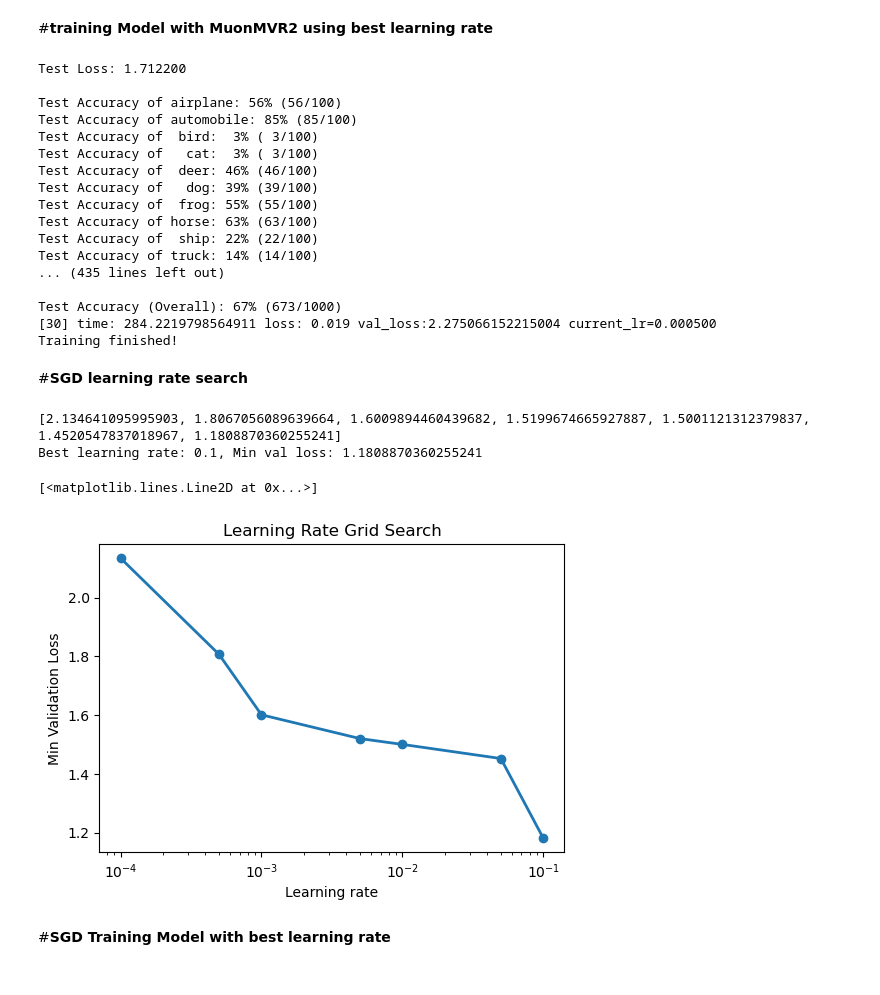
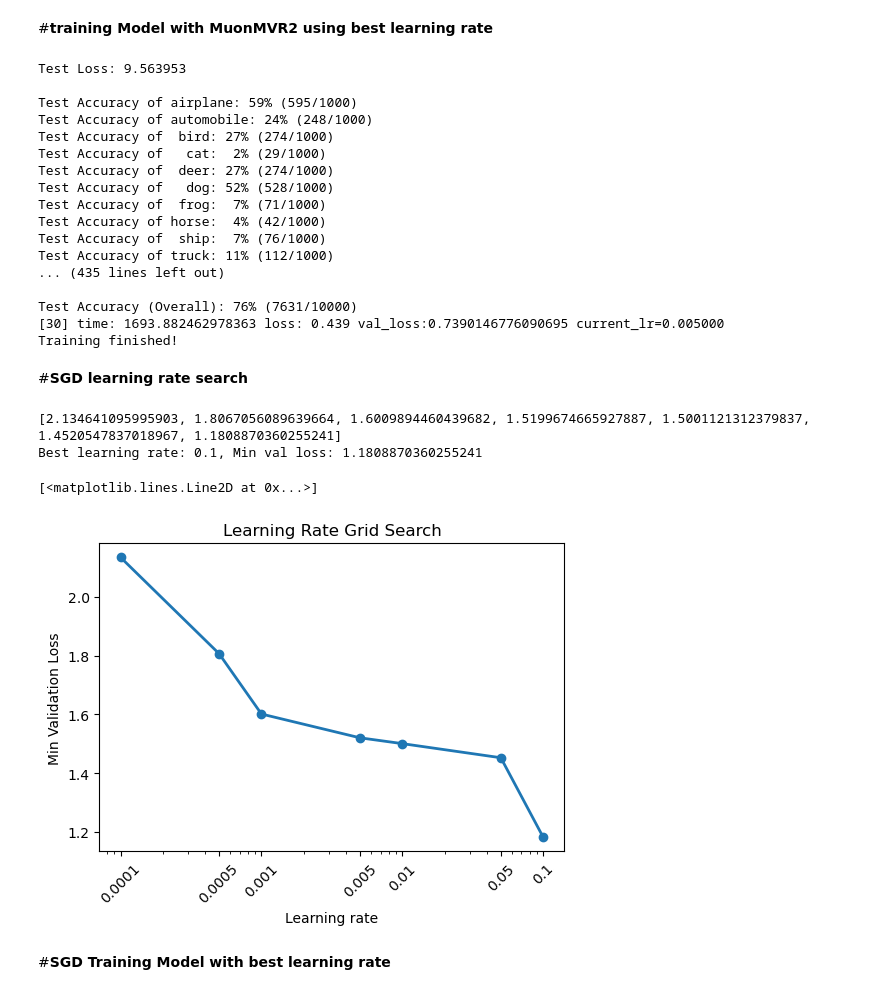
Before and after one commit to RayCyder/Intro, a Jupyter notebook: ResNet_Implementation_on_CIFAR10_2.ipynb, the cells around one changed output. Saved outputs shown, nothing was run; the diff lists cells and outputs as text; code cells hidden in the pictures.

```diff
--- a/ResNet_Implementation_on_CIFAR10_2.ipynb
+++ b/ResNet_Implementation_on_CIFAR10_2.ipynb
@@ -184,7 +218,9 @@ def initialize_model(device):
   if device == "cuda":
     import torch.backends.cudnn as cudnn
     ResNet18 = torch.nn.DataParallel(ResNet18)
-    cudnn.benchmark = True
+    # cudnn.benchmark = True
+    torch.backends.cudnn.deterministic = True
+    torch.backends.cudnn.benchmark = False
   return ResNet18
 resnet18 = initialize_model(device)
 # %% [output]
@@ -681,7 +719,7 @@ learning_rates = [1e-4, 5e-4, 1e-3, 5e-3, 1e-2, 5e-2, 1e-1]
 #42
 result_mvr2 = [1.662683129310608, 1.5963122844696045, 1.4677045345306396,
            1.3441717624664307, 1.3620641231536865, 1.5036698579788208, 1.4877097606658936]
-epochs = 30
+epochs = 100
 def grids_search_val(get_optimizer):
   result = []
   for ii, learning_rate in enumerate(learning_rates):
@@ -696,8 +734,13 @@ def muonmvr2_optimizer(model,learning_rate):
   optimizer.initialize_optimizer(learning_rate)
   return optimizer
 #4242
+#on val
 result_mvr2 = [1.5750100761651993, 1.268349602818489, 1.1231343746185303,
           1.0403755232691765, 1.0844867303967476, 1.323870301246643, 1.095424696803093]
+#on test
+# result_mvr2 = [1.5052119940519333, 1.2015319392085075, 1.0384493470191956,
+#                1.053267389535904, 1.0702569410204887, 1.2238388806581497, 1.1795140504837036]
+
 
 if not result_mvr2:
   result_mvr2 = grids_search_val(muonmvr2_optimizer)
@@ -730,25 +774,26 @@ Best learning rate: 0.005, Min val loss: 1.0403755232691765
 # %% [markdown]
 #**training Model with MuonMVR2 using best learning rate**
 # %%
+learning_rate = 0.05 #from paper
 model_mvr2 = initialize_model(device)
-losses_mvr2,losses_mvr2_val, mvr2_acc, mvr2_time_cost = train_with_mvr2_once(model_mvr2,criterion,train_loader,val_loader,learning_rate,epochs)
+losses_mvr2,losses_mvr2_val, mvr2_acc, mvr2_time_cost = train_with_mvr2_once(model_mvr2,criterion,train_loader,test_loader,learning_rate,epochs)
 # %% [output]
-Test Loss: 1.712200
+Test Loss: 9.563953
 
-Test Accuracy of airplane: 56% (56/100)
-Test Accuracy of automobile: 85% (85/100)
-Test Accuracy of  bird:  3% ( 3/100)
-Test Accuracy of   cat:  3% ( 3/100)
-Test Accuracy of  deer: 46% (46/100)
-Test Accuracy of   dog: 39% (39/100)
-Test Accuracy of  frog: 55% (55/100)
-Test Accuracy of horse: 63% (63/100)
-Test Accuracy of  ship: 22% (22/100)
-Test Accuracy of truck: 14% (14/100)
+Test Accuracy of airplane: 59% (595/1000)
+Test Accuracy of automobile: 24% (248/1000)
+Test Accuracy of  bird: 27% (274/1000)
+Test Accuracy of   cat:  2% (29/1000)
+Test Accuracy of  deer: 27% (274/1000)
+Test Accuracy of   dog: 52% (528/1000)
+Test Accuracy of  frog:  7% (71/1000)
+Test Accuracy of horse:  4% (42/1000)
+Test Accuracy of  ship:  7% (76/1000)
+Test Accuracy of truck: 11% (112/1000)
 ... (435 lines left out)
 
-Test Accuracy (Overall): 67% (673/1000)
-[30] time: 284.2219798564911 loss: 0.019 val_loss:2.275066152215004 current_lr=0.000500
+Test Accuracy (Overall): 76% (7631/10000)
+[30] time: 1693.882462978363 loss: 0.439 val_loss:0.7390146776090695 current_lr=0.005000
 Training finished!
 # %% [markdown]
 #**SGD learning rate search**
@@ -769,33 +814,37 @@ class SGDOptimizer(BaseOptimizer):
 # %%
 def get_sgd(model, learning_rate):
     optimizer = SGDOptimizer(model, criterion, epochs)
     optimizer.initialize_optimizer(learning_rate)
     return optimizer
 #42
 result_sgd = [2.1374309062957764, 1.7963900566101074, 1.6781493425369263,
               1.566157341003418, 1.650704264640808, 1.8818279504776, 1.6078990697860718]
 #4242
 result_sgd = [2.134641095995903, 1.8067056089639664, 1.6009894460439682,
               1.5199674665927887, 1.5001121312379837, 1.4520547837018967, 1.1808870360255241]
+#on test loader
+# result_sgd = [2.1170716881752014, 1.7379798740148544, 1.599516600370407,
+#               1.45152348279953, 1.5359051153063774, 1.442203849554062, 1.3702829629182816]
 
 if not result_sgd:
     result_sgd = grids_search_val(get_sgd)
     #result_sgd = [float(x.cpu()) for x in result_sgd]
 print(result_sgd)
 min_index = result_sgd.index(min(result_sgd))
 learning_rate = learning_rates[min_index]
 print(f"Best learning rate: {learning_rate}, Min val loss: {result_sgd[min_index]}")
 plt.figure(figsize=(6,4))
 plt.xscale('log')   # good practice for learning rates
 plt.xlabel("Learning rate")
 plt.ylabel("Min Validation Loss")
 plt.title("Learning Rate Grid Search")
+plt.xticks(learning_rates, labels=[str(lr) for lr in learning_rates],rotation=45)
 plt.plot(learning_rates, result_sgd, label="Grid Search(Validataion Loss)", linewidth=2, marker='o')
 # %% [output]
 [2.134641095995903, 1.8067056089639664, 1.6009894460439682, 1.5199674665927887, 1.5001121312379837, 1.4520547837018967, 1.1808870360255241]
 Best learning rate: 0.1, Min val loss: 1.1808870360255241
 [<matplotlib.lines.Line2D at 0x...>]
-[figure, old version]
+[figure, new version]
 # %% [markdown]
 #**SGD Training Model with best learning rate**
 # %%
```
Also changed, not shown: parts of 20 cells of this notebook.
